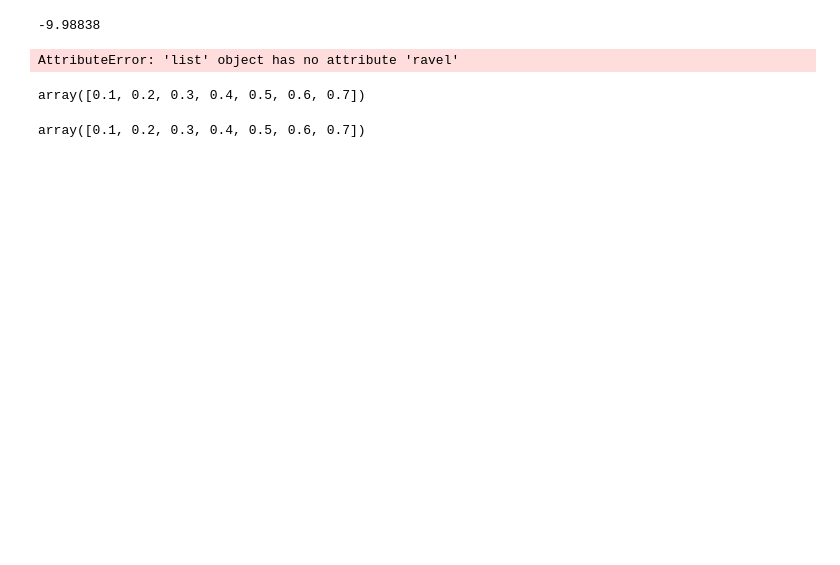
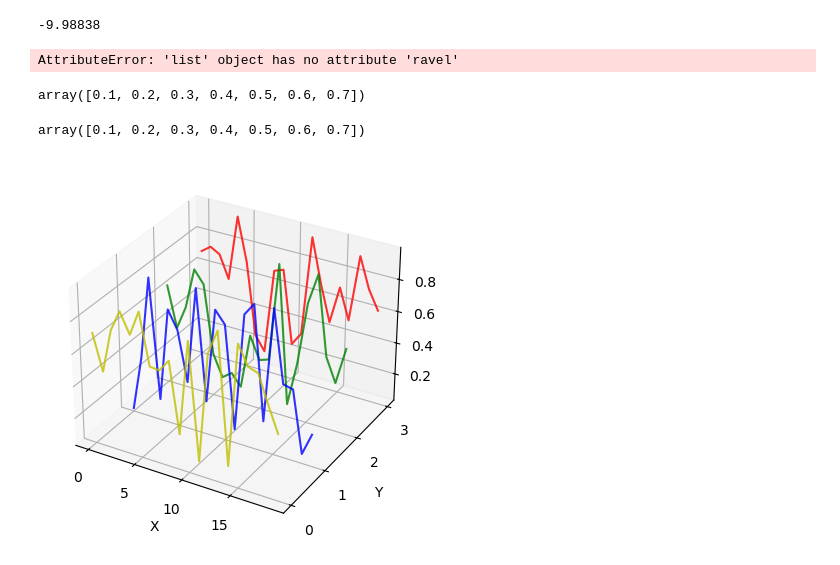
Before and after one commit to victorballester7/2d-kuramoto-sivashinsky, a Jupyter notebook: others/plot.ipynb, the cells around one changed output. Drawn from its saved outputs; the diff is of its cells as text; code cells hidden in the pictures; blank space fills up the shorter version.

```diff
--- a/others/plot.ipynb
+++ b/others/plot.ipynb
@@ -72,3 +72,39 @@ L=np.array(L)
 L
 # %% [output]
 array([0.1, 0.2, 0.3, 0.4, 0.5, 0.6, 0.7])
+# %%
+import matplotlib.pyplot as plt
+import numpy as np
+
+# Fixing random state for reproducibility
+np.random.seed(19680801)
+
+
+fig = plt.figure()
+ax = fig.add_subplot(projection='3d')
+
+colors = ['r', 'g', 'b', 'y']
+yticks = [3, 2, 1, 0]
+for c, k in zip(colors, yticks):
+    # Generate the random data for the y=k 'layer'.
+    xs = np.arange(20)
+    ys = np.random.rand(20)
+
+    # You can provide either a single color or an array with the same length as
+    # xs and ys. To demonstrate this, we color the first bar of each set cyan.
+
+    # Plot the bar graph given by xs and ys on the plane y=k with 80% opacity.
+    # ax.bar(xs, ys, zs=k, zdir='y', color=c, alpha=0.8)
+    # plot continuous smooth line instead of bars
+    ax.plot(xs, ys, zs=k, zdir='y', color=c, alpha=0.8)
+
+ax.set_xlabel('X')
+ax.set_ylabel('Y')
+ax.set_zlabel('Z')
+
+# On the y-axis let's only label the discrete values that we have data for.
+ax.set_yticks(yticks)
+
+plt.show()
+# %% [output]
+[figure, added]
```
Also changed, not shown: 25 other files.
